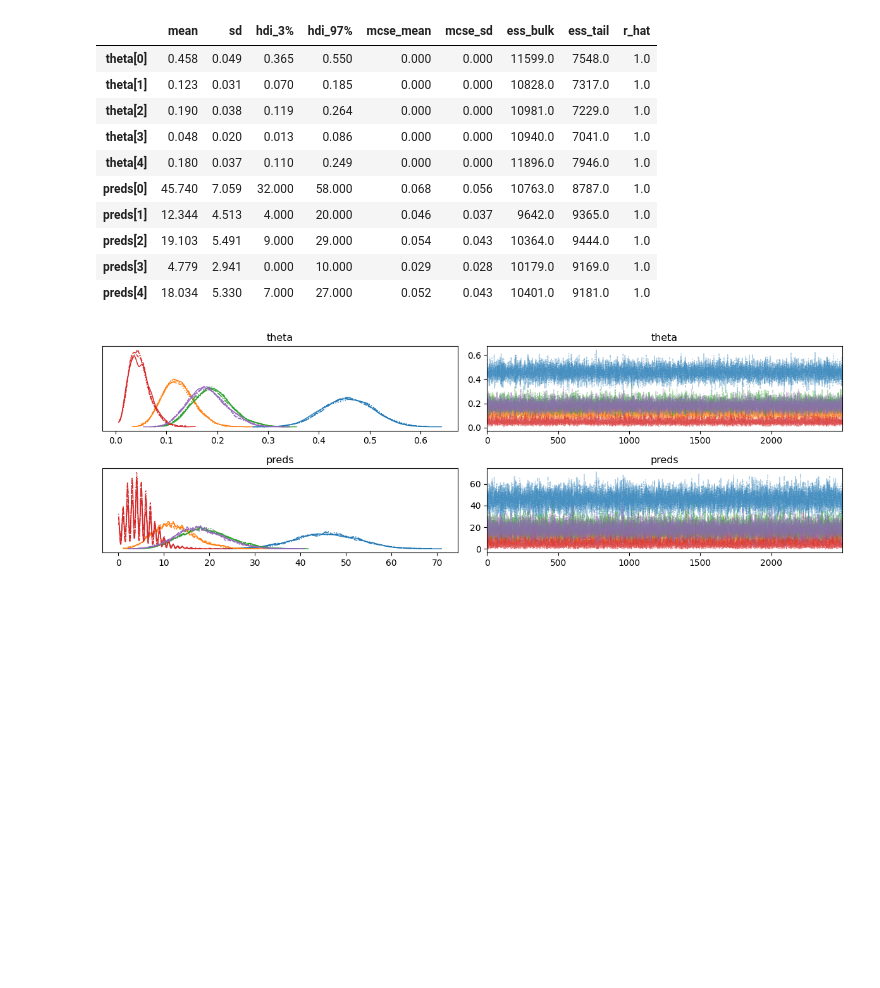
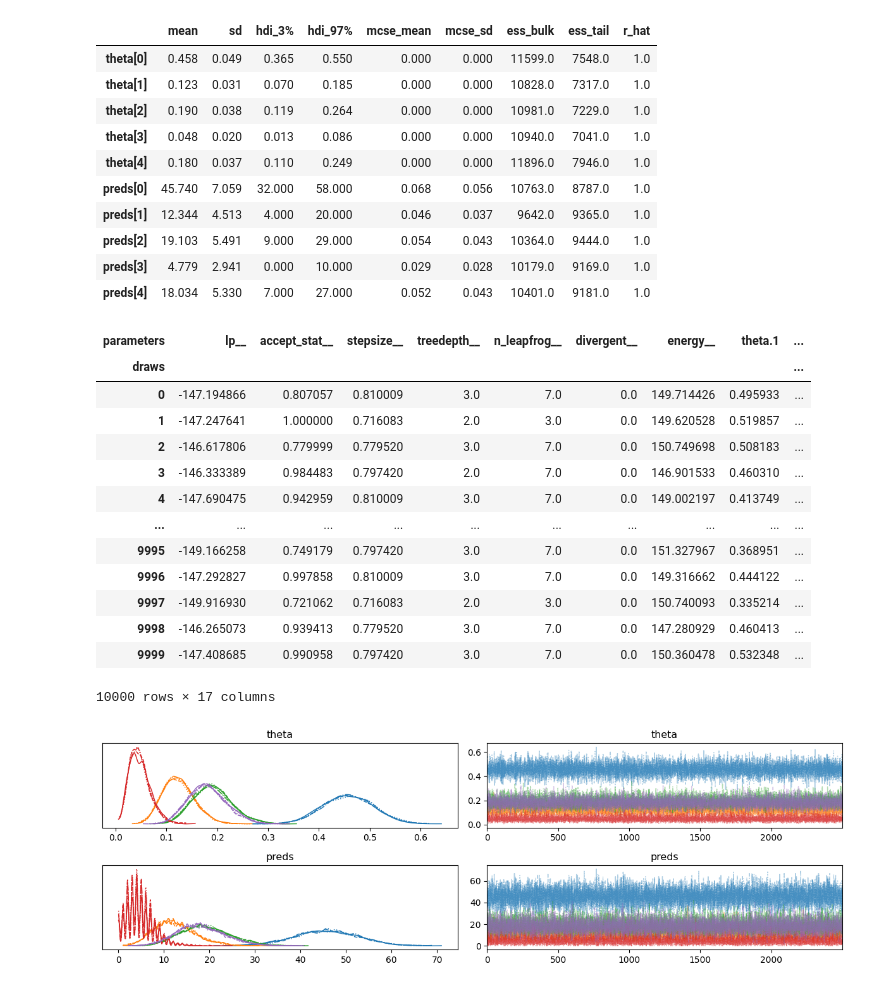
Before and after one commit to NightHydra/CognitiveModelingHomework, a Jupyter notebook: LectureExercises/mpt_lecture_exercises/Stan_MPT_Explorations_CA.ipynb, the cells around one changed output. Saved outputs shown, nothing was run; the diff lists cells and outputs as text; code cells hidden in the pictures; blank space fills up the shorter version.

```diff
--- a/LectureExercises/mpt_lecture_exercises/Stan_MPT_Explorations_CA.ipynb
+++ b/LectureExercises/mpt_lecture_exercises/Stan_MPT_Explorations_CA.ipynb
@@ -132,6 +138,23 @@ az.summary(fit)
 | preds[2] | 19.103 | 5.491 | 9.000 | 29.000 | 0.054 | 0.043 | 10364.0 | 9444.0 | 1.0 |
 | preds[3] | 4.779 | 2.941 | 0.000 | 10.000 | 0.029 | 0.028 | 10179.0 | 9169.0 | 1.0 |
 | preds[4] | 18.034 | 5.330 | 7.000 | 27.000 | 0.052 | 0.043 | 10401.0 | 9181.0 | 1.0 |
+# %%
+fit.to_frame()
+# %% [output]
+| parameters | lp__ | accept_stat__ | stepsize__ | treedepth__ | n_leapfrog__ | divergent__ | energy__ | theta.1 | ... |
+| draws |  |  |  |  |  |  |  |  | ... |
+| 0 | -147.194866 | 0.807057 | 0.810009 | 3.0 | 7.0 | 0.0 | 149.714426 | 0.495933 | ... |
+| 1 | -147.247641 | 1.000000 | 0.716083 | 2.0 | 3.0 | 0.0 | 149.620528 | 0.519857 | ... |
+| 2 | -146.617806 | 0.779999 | 0.779520 | 3.0 | 7.0 | 0.0 | 150.749698 | 0.508183 | ... |
+| 3 | -146.333389 | 0.984483 | 0.797420 | 2.0 | 7.0 | 0.0 | 146.901533 | 0.460310 | ... |
+| 4 | -147.690475 | 0.942959 | 0.810009 | 3.0 | 7.0 | 0.0 | 149.002197 | 0.413749 | ... |
+| ... | ... | ... | ... | ... | ... | ... | ... | ... | ... |
+| 9995 | -149.166258 | 0.749179 | 0.797420 | 3.0 | 7.0 | 0.0 | 151.327967 | 0.368951 | ... |
+| 9996 | -147.292827 | 0.997858 | 0.810009 | 3.0 | 7.0 | 0.0 | 149.316662 | 0.444122 | ... |
+| 9997 | -149.916930 | 0.721062 | 0.716083 | 2.0 | 3.0 | 0.0 | 150.740093 | 0.335214 | ... |
+| 9998 | -146.265073 | 0.939413 | 0.779520 | 3.0 | 7.0 | 0.0 | 147.280929 | 0.460413 | ... |
+| 9999 | -147.408685 | 0.990958 | 0.797420 | 3.0 | 7.0 | 0.0 | 150.360478 | 0.532348 | ... |
+10000 rows × 17 columns
 # %%
 # Fix true probabilities for simulation study
 true_probs = {
```
Also changed, not shown: parts of 1 cell of this notebook.
